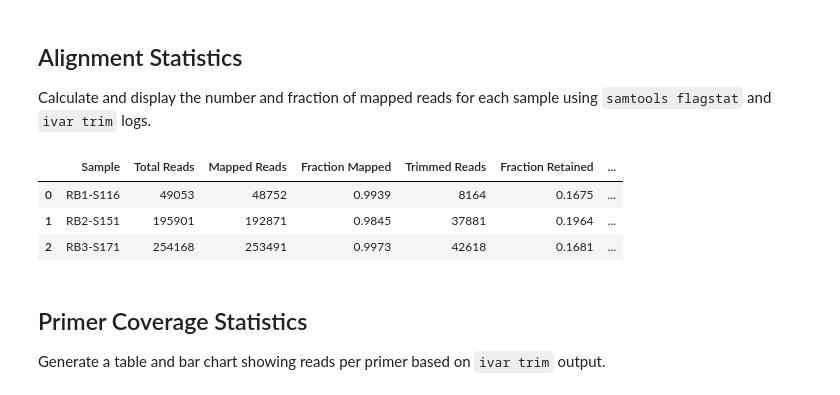
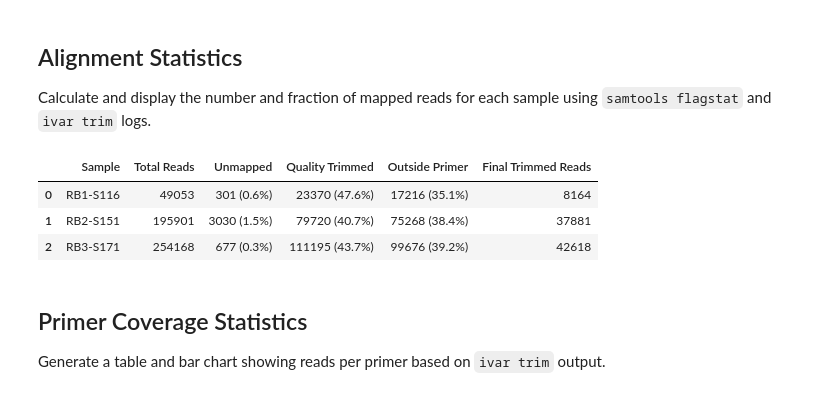
Before and after one commit to RByers/RespiCov-analyze, a Jupyter notebook: SC2Artic-Q11.ipynb, the cells around one changed output. Cells and saved outputs as stored; diff of their text form; code cells hidden in the pictures.

```diff
--- a/SC2Artic-Q11.ipynb
+++ b/SC2Artic-Q11.ipynb
@@ -257,50 +335,53 @@ for sample in samples:
 
     if not os.path.exists(raw_bam):
         continue
 
     res_raw = subprocess.run(["samtools", "flagstat", raw_bam], capture_output=True, text=True, check=True)
     total_reads = 0
     mapped_reads = 0
     for line in res_raw.stdout.split('\n'):
         if "in total" in line:
             total_reads = int(line.split(' + ')[0])
         elif "mapped (" in line:
             mapped_reads = int(line.split(' + ')[0])
             break
-    fraction_mapped = (mapped_reads / total_reads) if total_reads > 0 else 0
 
     trimmed_reads = 0
     if os.path.exists(trim_bam):
         res_trim = subprocess.run(["samtools", "flagstat", trim_bam], capture_output=True, text=True, check=True)
         for line in res_trim.stdout.split('\n'):
             if "mapped (" in line:
                 trimmed_reads = int(line.split(' + ')[0])
                 break
-    fraction_trimmed = (trimmed_reads / mapped_reads) if mapped_reads > 0 else 0
+
+    total = total_reads
+
+    unmapped = total - mapped_reads
+    unmapped_str = f"{unmapped} ({(unmapped/total):.1%})" if total > 0 else "0 (0%)"
+
+    qual = ivar_stats_dict.get(sample, {}).get("Quality Trimmed (reads)", 0)
+    qual_str = f"{qual} ({(qual/total):.1%})" if total > 0 else "0 (0%)"
+
+    outside = ivar_stats_dict.get(sample, {}).get("Outside Primer Regions (reads)", 0)
+    outside_str = f"{outside} ({(outside/total):.1%})" if total > 0 else "0 (0%)"
 
     row = {
         "Sample": sample,
-        "Total Reads": total_reads,
-        "Mapped Reads": mapped_reads,
-        "Fraction Mapped": round(fraction_mapped, 4),
-        "Trimmed Reads": trimmed_reads,
-        "Fraction Retained": round(fraction_trimmed, 4)
+        "Total Reads": total,
+        "Unmapped": unmapped_str,
+        "Quality Trimmed": qual_str,
+        "Outside Primer": outside_str,
+        "Final Trimmed Reads": trimmed_reads
     }
-
-    if sample in ivar_stats_dict:
-        for k, v in ivar_stats_dict[sample].items():
-            if k not in ["Sample", "Primer_Counts"]:
-                row[k] = v
-
     results.append(row)
 
 df = pd.DataFrame(results)
 display(df)
 # %% [output]
-|  | Sample | Total Reads | Mapped Reads | Fraction Mapped | Trimmed Reads | Fraction Retained | ... |
-| 0 | RB1-S116 | 49053 | 48752 | 0.9939 | 8164 | 0.1675 | ... |
-| 1 | RB2-S151 | 195901 | 192871 | 0.9845 | 37881 | 0.1964 | ... |
-| 2 | RB3-S171 | 254168 | 253491 | 0.9973 | 42618 | 0.1681 | ... |
+|  | Sample | Total Reads | Unmapped | Quality Trimmed | Outside Primer | Final Trimmed Reads |
+| 0 | RB1-S116 | 49053 | 301 (0.6%) | 23370 (47.6%) | 17216 (35.1%) | 8164 |
+| 1 | RB2-S151 | 195901 | 3030 (1.5%) | 79720 (40.7%) | 75268 (38.4%) | 37881 |
+| 2 | RB3-S171 | 254168 | 677 (0.3%) | 111195 (43.7%) | 99676 (39.2%) | 42618 |
 # %% [markdown]
 ## Primer Coverage Statistics
 Generate a table and bar chart showing reads per primer based on `ivar trim` output.
```
Also changed, not shown: parts of 5 cells of this notebook.
